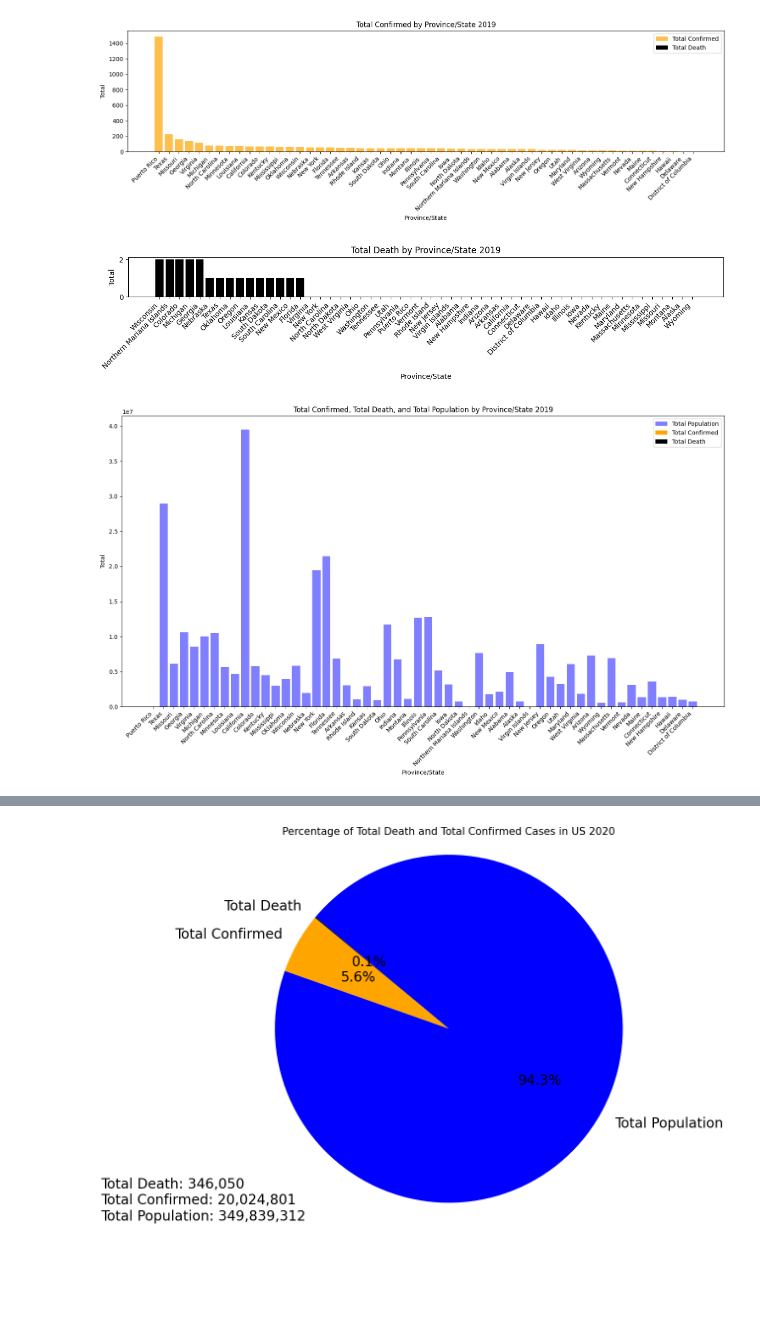
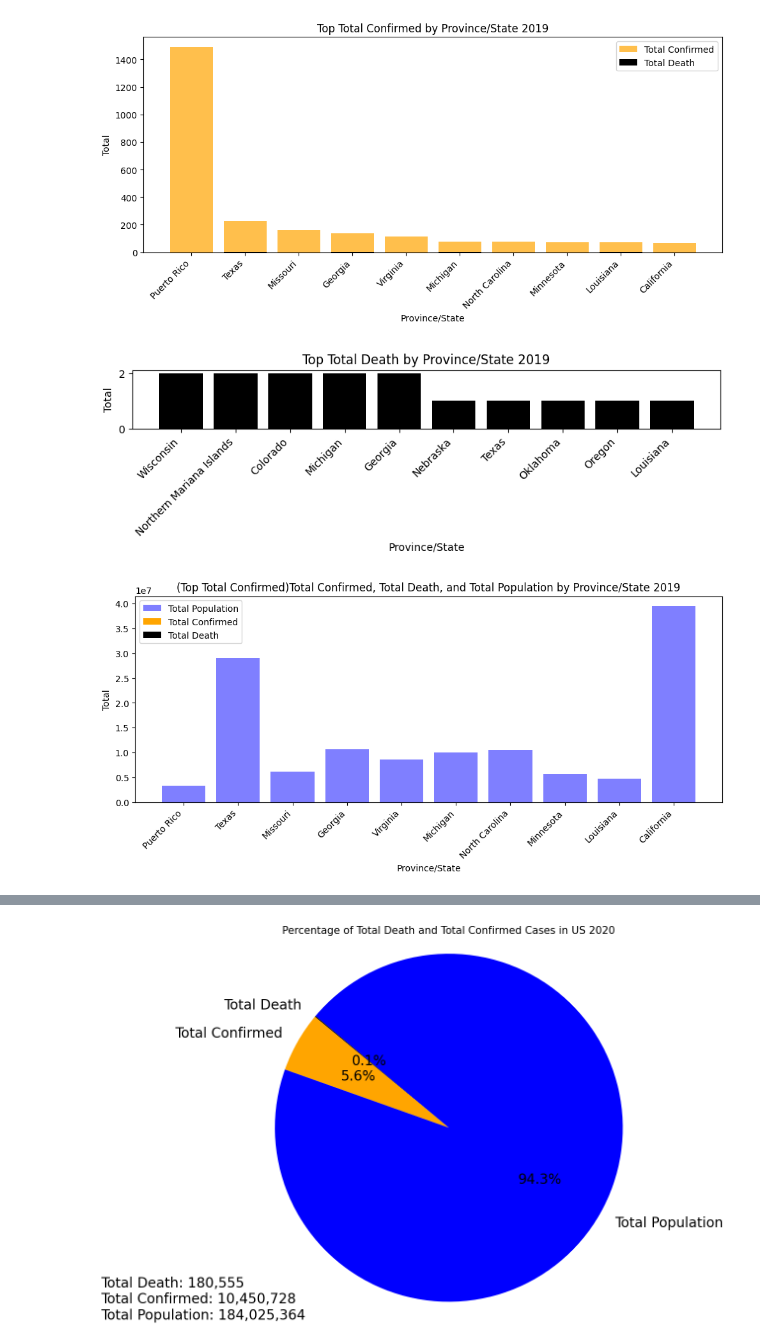
Before and after one commit to AppleBoiy/cs203-c19-analysis, a Jupyter notebook: code/ranking.ipynb, the cells around one changed output, grey strips where cells are left out. Drawn from its saved outputs; the diff is of its cells as text; code cells hidden in the pictures; blank space fills up the shorter version.

```diff
--- a/code/ranking.ipynb
+++ b/code/ranking.ipynb
@@ -11,42 +14,45 @@ p22 = pd.read_csv('../data/sp2022.csv')
 # %%
 state_dt19 = dt19.groupby('Province/State')[['Total Death', 'Total Confirmed']].sum().reset_index()
 state_dt19 = state_dt19.sort_values(by='Total Confirmed', ascending=False)
 
-plt.figure(figsize=(15, 5))
+plt.figure(figsize=(10, 5))
+state_dt19 = state_dt19.head(10)
 
 plt.bar(state_dt19['Province/State'], state_dt19['Total Confirmed'], color='orange', label='Total Confirmed',alpha=0.7)
 plt.bar(state_dt19['Province/State'], state_dt19['Total Death'], color='black', label='Total Death')
 
 plt.xlabel('Province/State')
 plt.ylabel('Total')
-plt.title('Total Confirmed by Province/State 2019')
+plt.title('Top Total Confirmed by Province/State 2019')
 
 plt.xticks(rotation=45, ha="right")
 
 plt.legend()
 
 plt.tight_layout()
 plt.show()
 # %% [output]
-[figure, old version]
+[figure, new version]
 # %%
 state_dt19 = dt19.groupby('Province/State')[['Total Death', 'Total Confirmed']].sum().reset_index()
 state_dt19 = state_dt19.sort_values(by='Total Death', ascending=False)
 
-plt.figure(figsize=(15, 1))
+plt.figure(figsize=(10, 1))
+
+state_dt19 = state_dt19.head(10)
 
 plt.bar(state_dt19['Province/State'], state_dt19['Total Death'], color='black', label='Total Death')
 
 plt.xlabel('Province/State')
 plt.ylabel('Total')
-plt.title('Total Death by Province/State 2019')
+plt.title('Top Total Death by Province/State 2019')
 
 plt.xticks(rotation=45, ha="right")
 
 plt.tight_layout()
 plt.show()
 # %% [output]
-[figure, old version]
+[figure, new version]
 # %%
 state_dt19 = dt19.groupby('Province/State')[['Total Death', 'Total Confirmed']].sum().reset_index()
 state_dt19 = state_dt19.sort_values(by='Total Confirmed', ascending=False)
@@ -55,7 +61,8 @@ state_dt19 = state_dt19.merge(p19[['State', '2019 Population']], left_on='Provin
 
 state_dt19['Total Population'] = state_dt19['2019 Population'] + state_dt19['Total Confirmed']
 
-plt.figure(figsize=(15, 9))
+state_dt19 = state_dt19.head(10)
+plt.figure(figsize=(10, 5))
 
 plt.bar(state_dt19['Province/State'], state_dt19['Total Population'], color='blue', alpha=0.5, label='Total Population')
 plt.bar(state_dt19['Province/State'], state_dt19['Total Confirmed'], color='orange', label='Total Confirmed')
@@ -64,7 +71,7 @@ plt.bar(state_dt19['Province/State'], state_dt19['Total Death'], color='black',
 
 plt.xlabel('Province/State')
 plt.ylabel('Total')
-plt.title('Total Confirmed, Total Death, and Total Population by Province/State 2019')
+plt.title('(Top Total Confirmed)Total Confirmed, Total Death, and Total Population by Province/State 2019')
 
 plt.xticks(rotation=45, ha="right")
 
@@ -73,7 +80,7 @@ plt.legend()
 plt.tight_layout()
 plt.show()
 # %% [output]
-[figure, old version]
+[figure, new version]
 # %%
 total_deaths = state_dt19['Total Death'].sum()
 total_confirmed = state_dt19['Total Confirmed'].sum() - total_deaths
```
Also changed, not shown: parts of 13 cells of this notebook.
